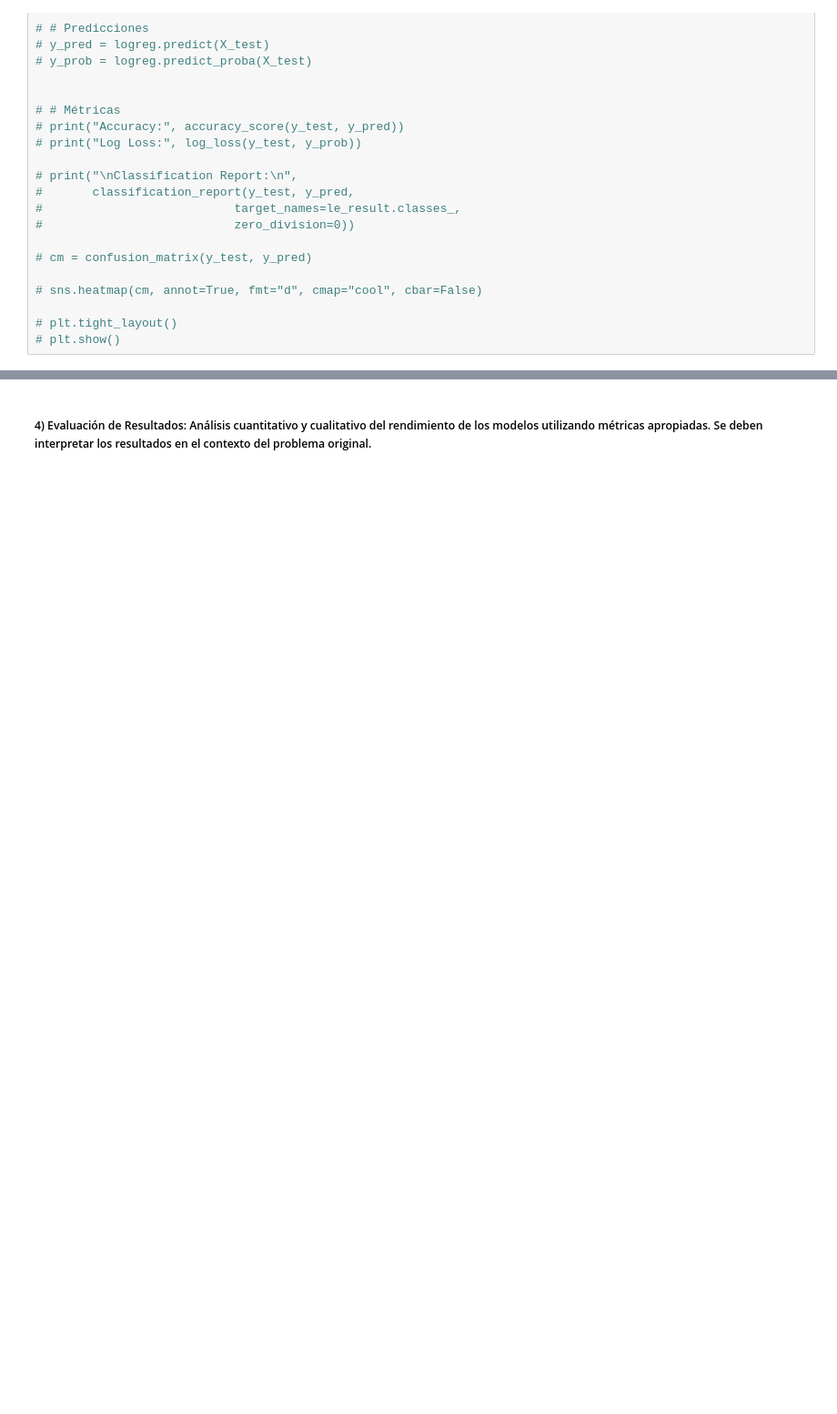
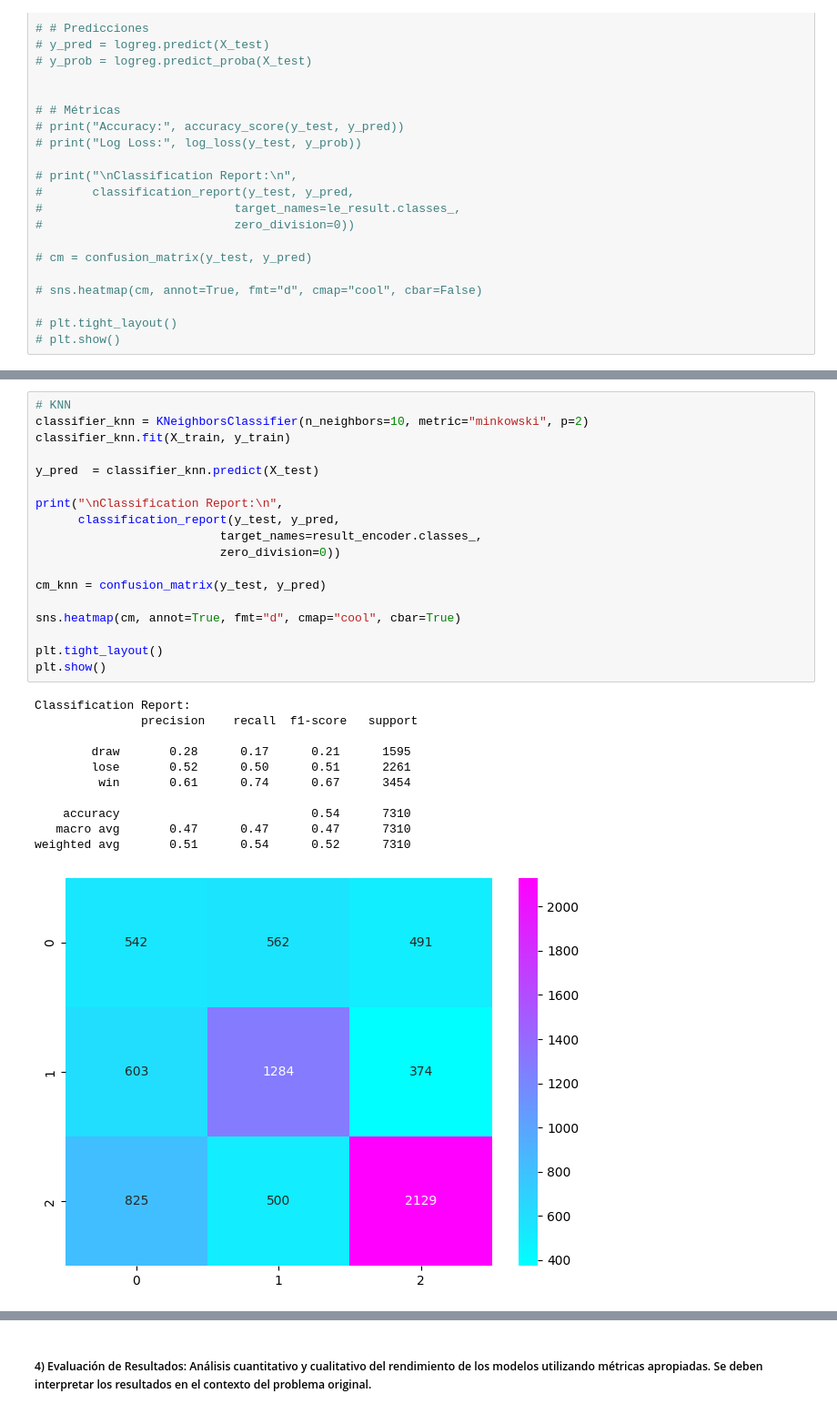
Before and after one commit to carlosrivasa/tpAdM, a Jupyter notebook: FIFA2026.ipynb, the cells around one changed output, grey strips where cells are left out. Shown at 91% size. Saved outputs shown, nothing was run; the diff lists cells and outputs as text; blank space fills up the shorter version.

```diff
--- a/FIFA2026.ipynb
+++ b/FIFA2026.ipynb
@@ -427,0 +522,30 @@ feature = [
+# %%
+# KNN
+classifier_knn = KNeighborsClassifier(n_neighbors=10, metric="minkowski", p=2)
+classifier_knn.fit(X_train, y_train)
+
+y_pred  = classifier_knn.predict(X_test)
+
+print("\nClassification Report:\n",
+      classification_report(y_test, y_pred,
+                          target_names=result_encoder.classes_,
+                          zero_division=0))
+
+cm_knn = confusion_matrix(y_test, y_pred)
+
+sns.heatmap(cm, annot=True, fmt="d", cmap="cool", cbar=True)
+
+plt.tight_layout()
+plt.show()
+# %% [output]
+Classification Report:
+               precision    recall  f1-score   support
+
+        draw       0.28      0.17      0.21      1595
+        lose       0.52      0.50      0.51      2261
+         win       0.61      0.74      0.67      3454
+
+    accuracy                           0.54      7310
+   macro avg       0.47      0.47      0.47      7310
+weighted avg       0.51      0.54      0.52      7310
+[figure, added]
```
Also changed, not shown: parts of 21 cells of this notebook, 2 other files.
